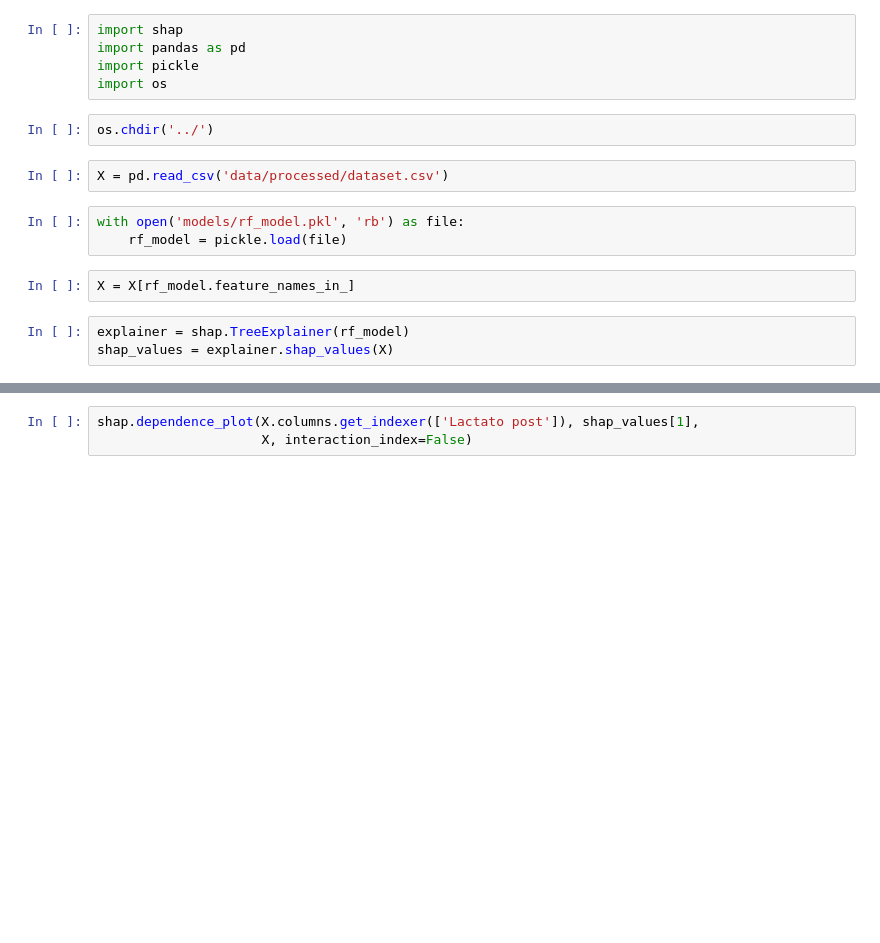
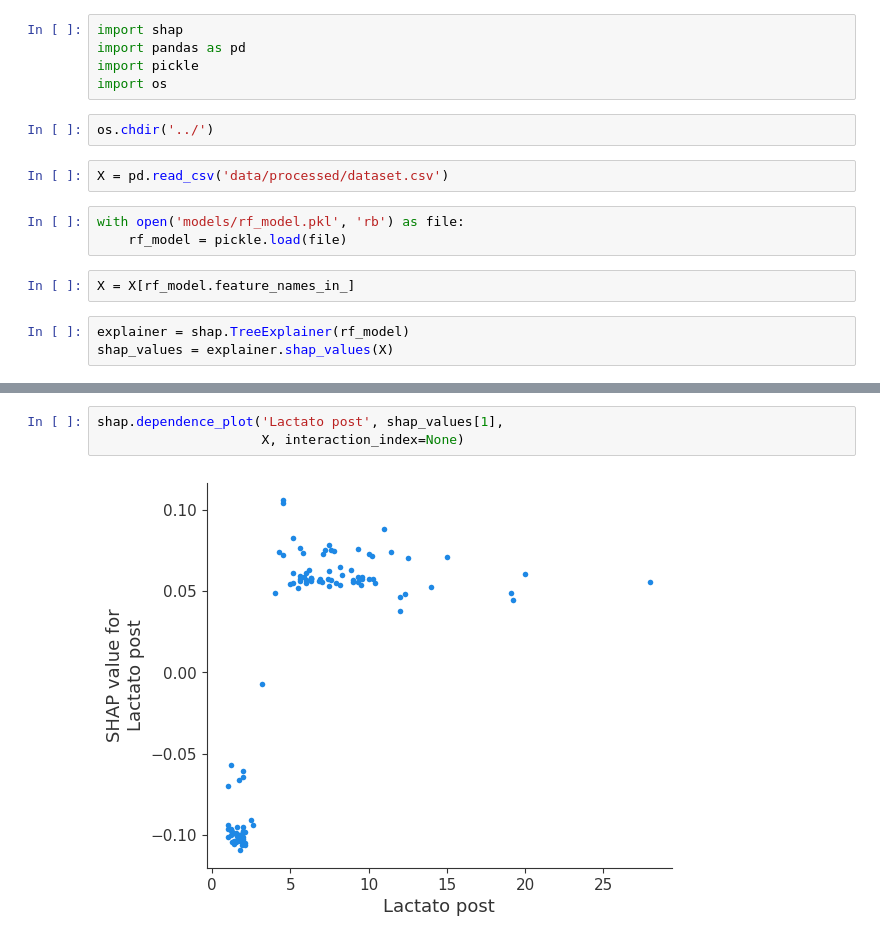
Before and after one commit to rxhdz/LCOS-Predictor, a Jupyter notebook: notebooks/04_explainability.ipynb, the cells around one changed output, grey strips where cells are left out. Cells and saved outputs as stored; diff of their text form; blank space fills up the shorter version.

```diff
--- a/notebooks/04_explainability.ipynb
+++ b/notebooks/04_explainability.ipynb
@@ -35,3 +32,5 @@ shap.dependence_plot(X.columns.get_indexer(['SvO2']), shap_values[1],
 # %%
-shap.dependence_plot(X.columns.get_indexer(['Lactato post']), shap_values[1],
-                     X, interaction_index=False)
+shap.dependence_plot('Lactato post', shap_values[1],
+                     X, interaction_index=None)
+# %% [output]
+[figure, added]
```
Also changed, not shown: parts of 4 cells of this notebook.
